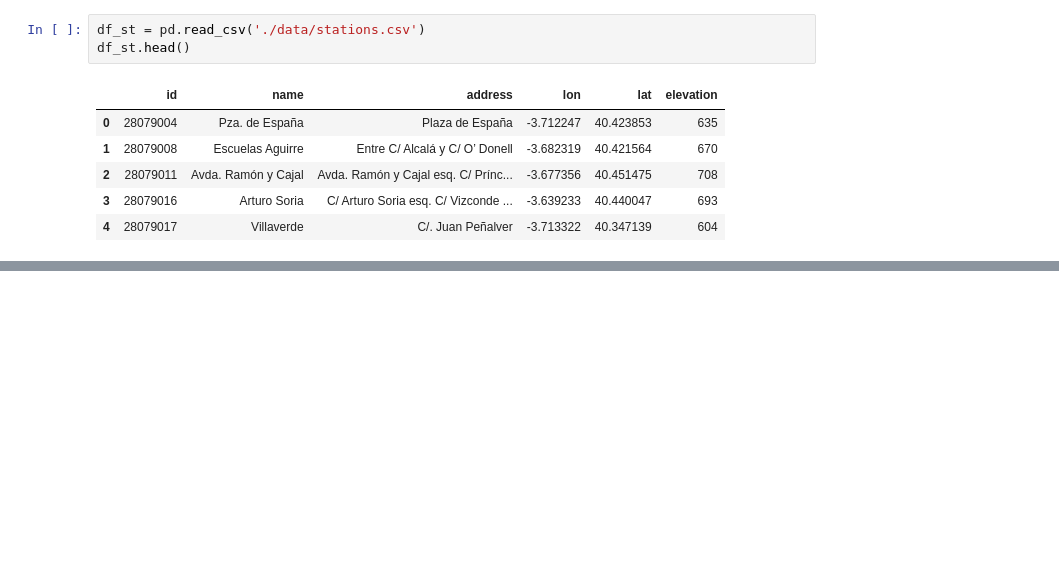
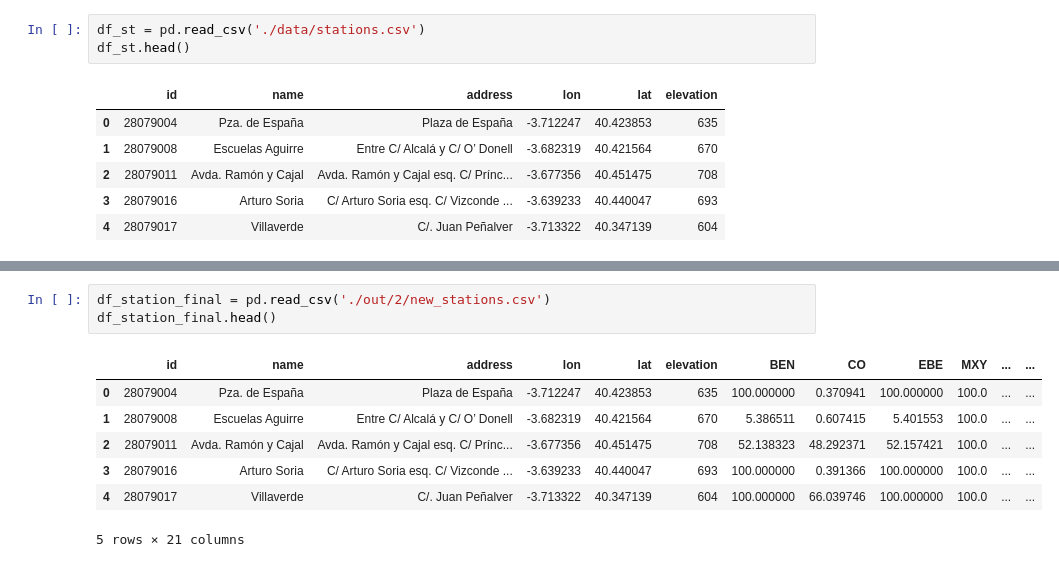
Before and after one commit to luismoroco/LlinpayTime, a Jupyter notebook: server-side/vis.ipynb, the cells around one changed output, grey strips where cells are left out. Saved outputs shown, nothing was run; the diff lists cells and outputs as text; blank space fills up the shorter version.

```diff
--- a/server-side/vis.ipynb
+++ b/server-side/vis.ipynb
@@ -12,0 +372,11 @@ df_st.head()
+# %%
+df_station_final = pd.read_csv('./out/2/new_stations.csv')
+df_station_final.head()
+# %% [output]
+|  | id | name | address | lon | lat | elevation | BEN | CO | EBE | MXY | ... | ... |
+| 0 | 28079004 | Pza. de España | Plaza de España | -3.712247 | 40.423853 | 635 | 100.000000 | 0.370941 | 100.000000 | 100.0 | ... | ... |
+| 1 | 28079008 | Escuelas Aguirre | Entre C/ Alcalá y C/ O’ Donell | -3.682319 | 40.421564 | 670 | 5.386511 | 0.607415 | 5.401553 | 100.0 | ... | ... |
+| 2 | 28079011 | Avda. Ramón y Cajal | Avda. Ramón y Cajal esq. C/ Prínc... | -3.677356 | 40.451475 | 708 | 52.138323 | 48.292371 | 52.157421 | 100.0 | ... | ... |
+| 3 | 28079016 | Arturo Soria | C/ Arturo Soria esq. C/ Vizconde ... | -3.639233 | 40.440047 | 693 | 100.000000 | 0.391366 | 100.000000 | 100.0 | ... | ... |
+| 4 | 28079017 | Villaverde | C/. Juan Peñalver | -3.713322 | 40.347139 | 604 | 100.000000 | 66.039746 | 100.000000 | 100.0 | ... | ... |
+5 rows × 21 columns
```
Also changed, not shown: parts of 25 cells of this notebook, 10 other files.
